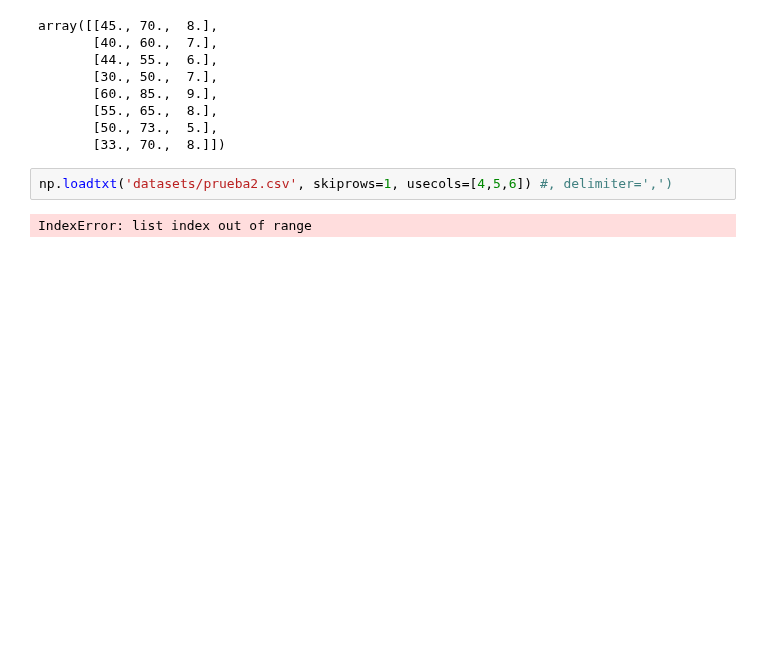
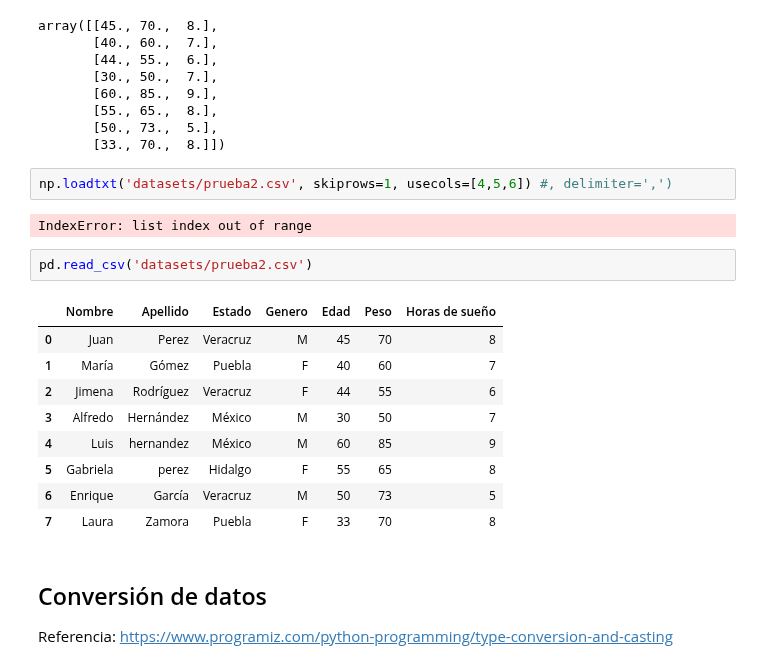
Before and after one commit to igomezv/DataScienceIntermedio, a Jupyter notebook: 1. Limpieza de datos.ipynb, the cells around one changed output. Drawn from its saved outputs; the diff is of its cells as text; blank space fills up the shorter version.

```diff
--- a/1. Limpieza de datos.ipynb
+++ b/1. Limpieza de datos.ipynb
@@ -188,3 +204,18 @@ array([[45., 70.,  8.],
 np.loadtxt('datasets/prueba2.csv', skiprows=1, usecols=[4,5,6]) #, delimiter=',')
 # %% [output]
 IndexError: list index out of range
+# %%
+pd.read_csv('datasets/prueba2.csv')
+# %% [output]
+|  | Nombre | Apellido | Estado | Genero | Edad | Peso | Horas de sueño |
+| 0 | Juan | Perez | Veracruz | M | 45 | 70 | 8 |
+| 1 | María | Gómez | Puebla | F | 40 | 60 | 7 |
+| 2 | Jimena | Rodríguez | Veracruz | F | 44 | 55 | 6 |
+| 3 | Alfredo | Hernández | México | M | 30 | 50 | 7 |
+| 4 | Luis | hernandez | México | M | 60 | 85 | 9 |
+| 5 | Gabriela | perez | Hidalgo | F | 55 | 65 | 8 |
+| 6 | Enrique | García | Veracruz | M | 50 | 73 | 5 |
+| 7 | Laura | Zamora | Puebla | F | 33 | 70 | 8 |
+# %% [markdown]
+## Conversión de datos
+Referencia: https://www.programiz.com/python-programming/type-conversion-and-casting
```
Also changed, not shown: parts of 43 cells of this notebook, 3 other files.
